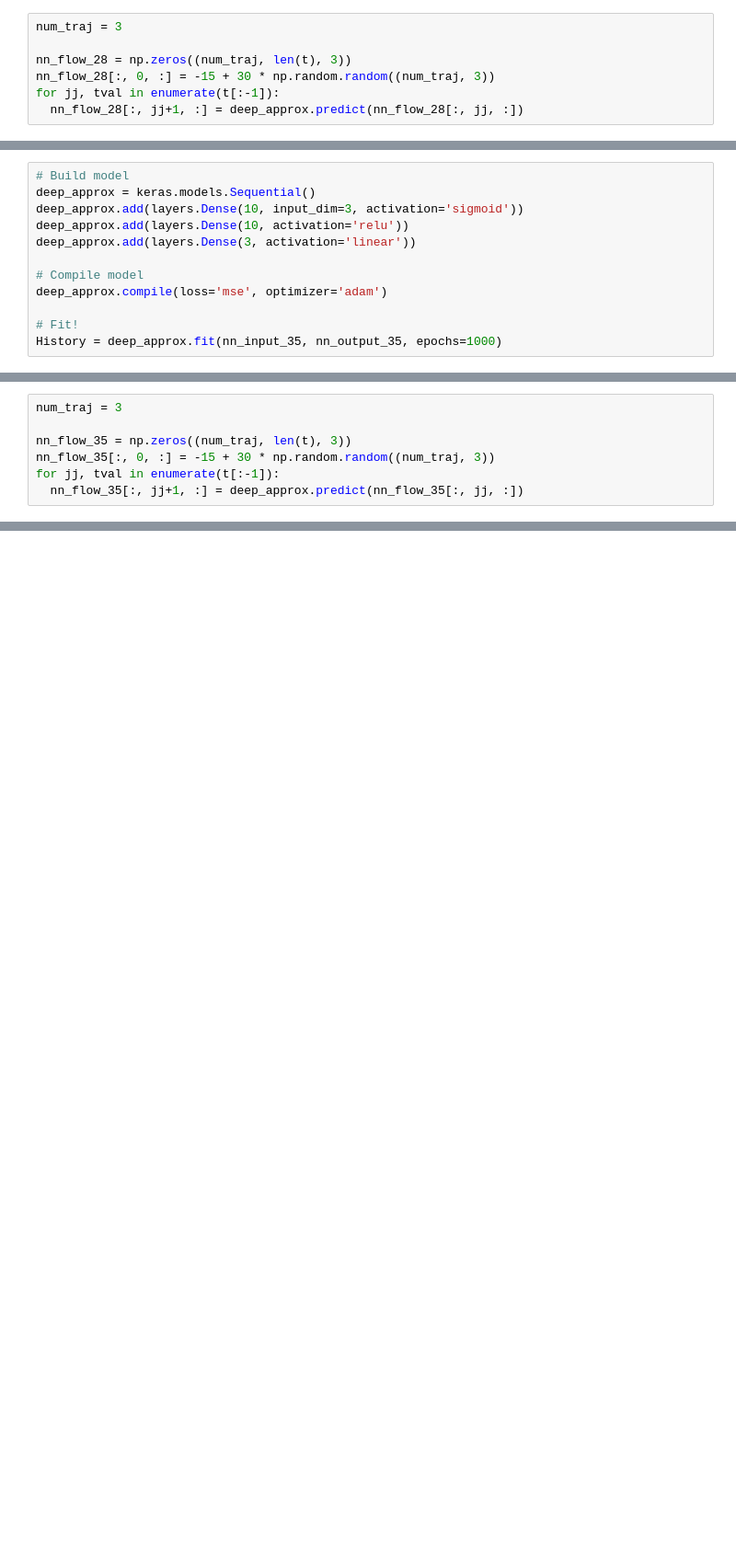
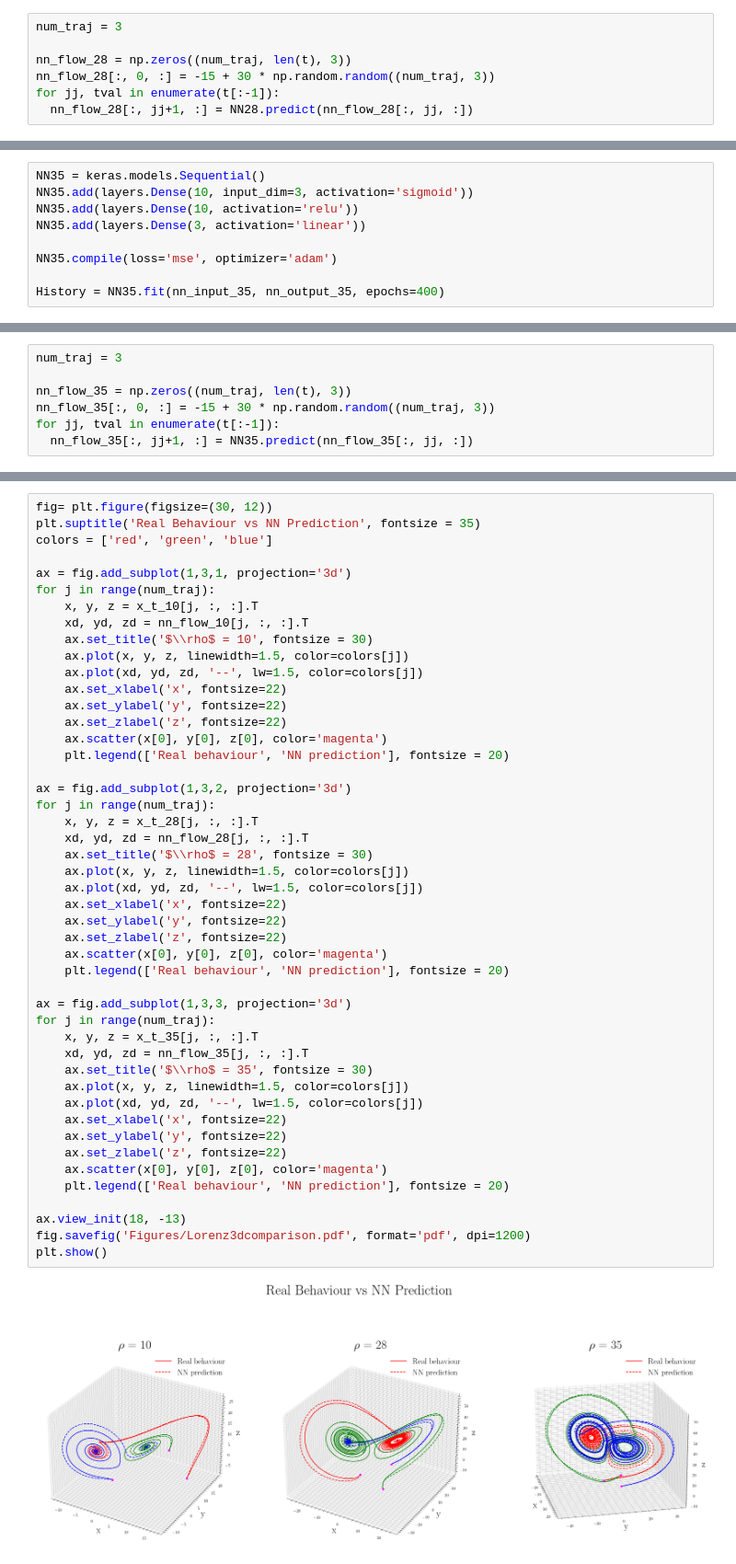
Before and after one commit to tdinelli/Modelling-From-Measurements, a Jupyter notebook: Notebooks/Part-3.ipynb, the cells around one changed output, grey strips where cells are left out. Shown at 92% size. Saved outputs shown, nothing was run; the diff lists cells and outputs as text; blank space fills up the shorter version.

```diff
--- a/Notebooks/Part-3.ipynb
+++ b/Notebooks/Part-3.ipynb
@@ -193,4 +198,4 @@ num_traj = 3
 nn_flow_28 = np.zeros((num_traj, len(t), 3))
 nn_flow_28[:, 0, :] = -15 + 30 * np.random.random((num_traj, 3))
 for jj, tval in enumerate(t[:-1]):
-  nn_flow_28[:, jj+1, :] = deep_approx.predict(nn_flow_28[:, jj, :])
+  nn_flow_28[:, jj+1, :] = NN28.predict(nn_flow_28[:, jj, :])
@@ -197,12 +220,9 @@ for jj, tval in enumerate(t[:-1]):
 # %%
-# Build model
-deep_approx = keras.models.Sequential()
-deep_approx.add(layers.Dense(10, input_dim=3, activation='sigmoid'))
-deep_approx.add(layers.Dense(10, activation='relu'))
-deep_approx.add(layers.Dense(3, activation='linear'))
+NN35 = keras.models.Sequential()
+NN35.add(layers.Dense(10, input_dim=3, activation='sigmoid'))
+NN35.add(layers.Dense(10, activation='relu'))
+NN35.add(layers.Dense(3, activation='linear'))
 
-# Compile model
-deep_approx.compile(loss='mse', optimizer='adam')
+NN35.compile(loss='mse', optimizer='adam')
 
-# Fit!
-History = deep_approx.fit(nn_input_35, nn_output_35, epochs=1000)
+History = NN35.fit(nn_input_35, nn_output_35, epochs=400)
@@ -212,4 +250,4 @@ num_traj = 3
 nn_flow_35 = np.zeros((num_traj, len(t), 3))
 nn_flow_35[:, 0, :] = -15 + 30 * np.random.random((num_traj, 3))
 for jj, tval in enumerate(t[:-1]):
-  nn_flow_35[:, jj+1, :] = deep_approx.predict(nn_flow_35[:, jj, :])
+  nn_flow_35[:, jj+1, :] = NN35.predict(nn_flow_35[:, jj, :])
@@ -215,0 +295,49 @@ for jj, tval in enumerate(t[:-1]):
+# %%
+fig= plt.figure(figsize=(30, 12))
+plt.suptitle('Real Behaviour vs NN Prediction', fontsize = 35)
+colors = ['red', 'green', 'blue']
+
+ax = fig.add_subplot(1,3,1, projection='3d')
+for j in range(num_traj):
+    x, y, z = x_t_10[j, :, :].T
+    xd, yd, zd = nn_flow_10[j, :, :].T
+    ax.set_title('$\\rho$ = 10', fontsize = 30)
+    ax.plot(x, y, z, linewidth=1.5, color=colors[j])
+    ax.plot(xd, yd, zd, '--', lw=1.5, color=colors[j])
+    ax.set_xlabel('x', fontsize=22)
+    ax.set_ylabel('y', fontsize=22)
+    ax.set_zlabel('z', fontsize=22)
+    ax.scatter(x[0], y[0], z[0], color='magenta')
+    plt.legend(['Real behaviour', 'NN prediction'], fontsize = 20)
+
+ax = fig.add_subplot(1,3,2, projection='3d')
+for j in range(num_traj):
+    x, y, z = x_t_28[j, :, :].T
+    xd, yd, zd = nn_flow_28[j, :, :].T
+    ax.set_title('$\\rho$ = 28', fontsize = 30)
+    ax.plot(x, y, z, linewidth=1.5, color=colors[j])
+    ax.plot(xd, yd, zd, '--', lw=1.5, color=colors[j])
+    ax.set_xlabel('x', fontsize=22)
+    ax.set_ylabel('y', fontsize=22)
+    ax.set_zlabel('z', fontsize=22)
+    ax.scatter(x[0], y[0], z[0], color='magenta')
+    plt.legend(['Real behaviour', 'NN prediction'], fontsize = 20)
+
+ax = fig.add_subplot(1,3,3, projection='3d')
+for j in range(num_traj):
+    x, y, z = x_t_35[j, :, :].T
+    xd, yd, zd = nn_flow_35[j, :, :].T
+    ax.set_title('$\\rho$ = 35', fontsize = 30)
+    ax.plot(x, y, z, linewidth=1.5, color=colors[j])
+    ax.plot(xd, yd, zd, '--', lw=1.5, color=colors[j])
+    ax.set_xlabel('x', fontsize=22)
+    ax.set_ylabel('y', fontsize=22)
+    ax.set_zlabel('z', fontsize=22)
+    ax.scatter(x[0], y[0], z[0], color='magenta')
+    plt.legend(['Real behaviour', 'NN prediction'], fontsize = 20)
+
+ax.view_init(18, -13)
+fig.savefig('Figures/Lorenz3dcomparison.pdf', format='pdf', dpi=1200)
+plt.show()
+# %% [output]
+[figure, added]
```
Also changed, not shown: parts of 17 cells of this notebook.
